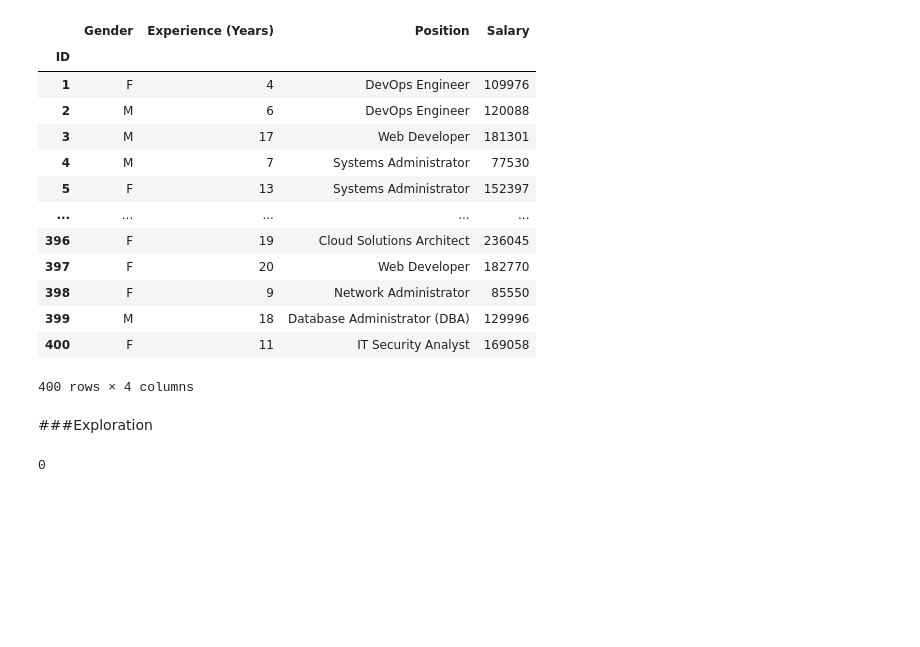
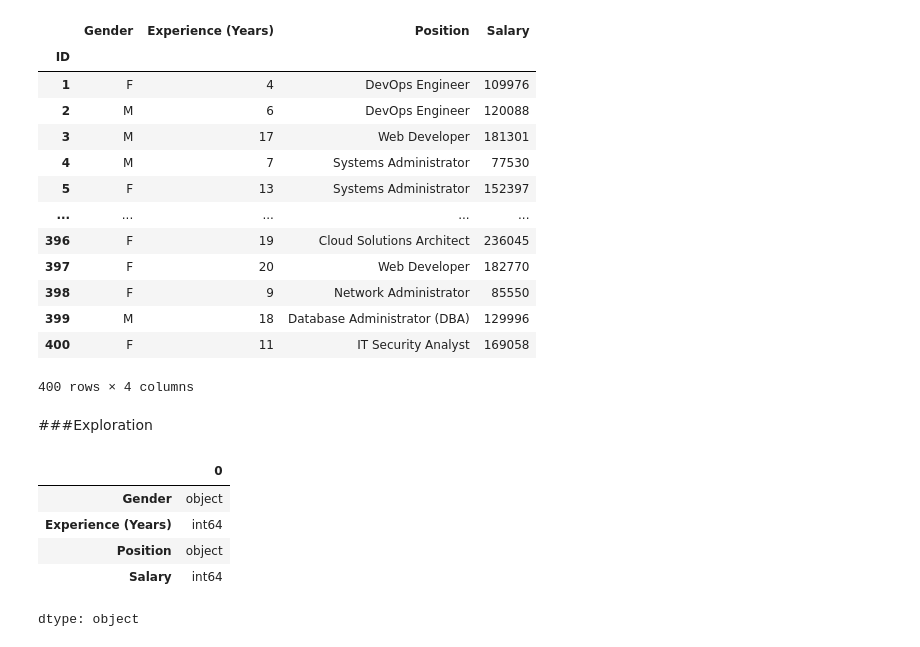
Before and after one commit to Farazmghm/Business-Machine-Learning-and-EDA, a Jupyter notebook: IT_employees.ipynb, the cells around one changed output. Saved outputs shown, nothing was run; the diff lists cells and outputs as text; code cells hidden in the pictures; blank space fills up the shorter version.

```diff
--- a/IT_employees.ipynb
+++ b/IT_employees.ipynb
@@ -65,10 +65,18 @@ df
 # %%
 df.columns
 df.info()
 df.nunique()
 df.describe(include=[np.number])
+df.describe(exclude=[np.number])
 df.value_counts().to_frame()
 df.isnull().sum()
 df.duplicated().sum()
+df.shape
+df.dtypes
 # %% [output]
+|  | 0 |
+| Gender | object |
+| Experience (Years) | int64 |
+| Position | object |
+| Salary | int64 |
-0
+dtype: object
```
Also changed, not shown: parts of 4 cells of this notebook.
